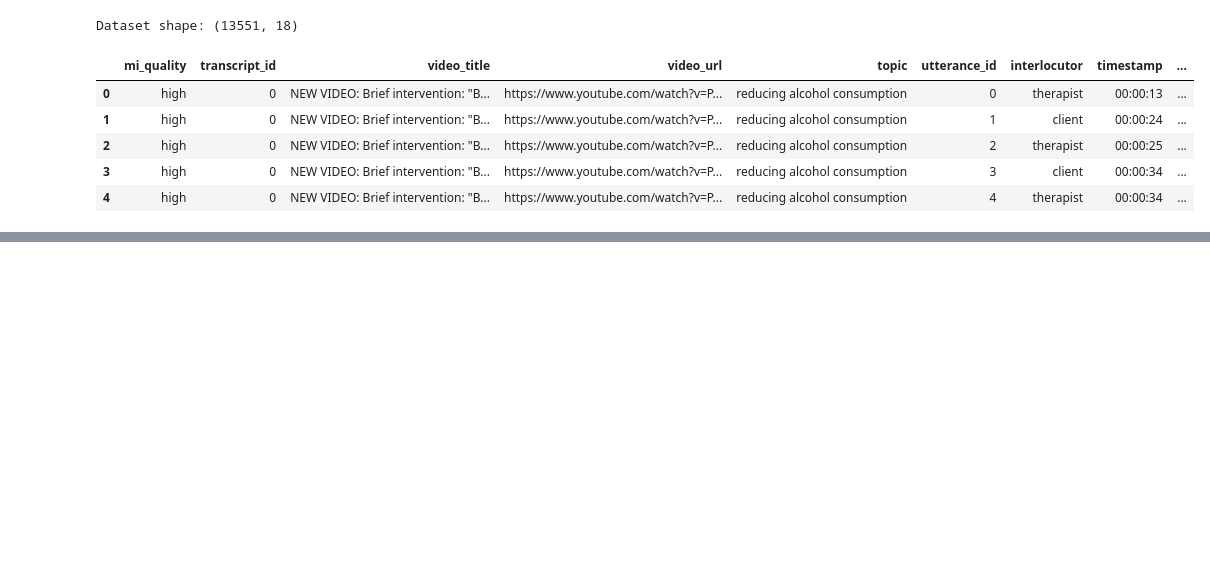
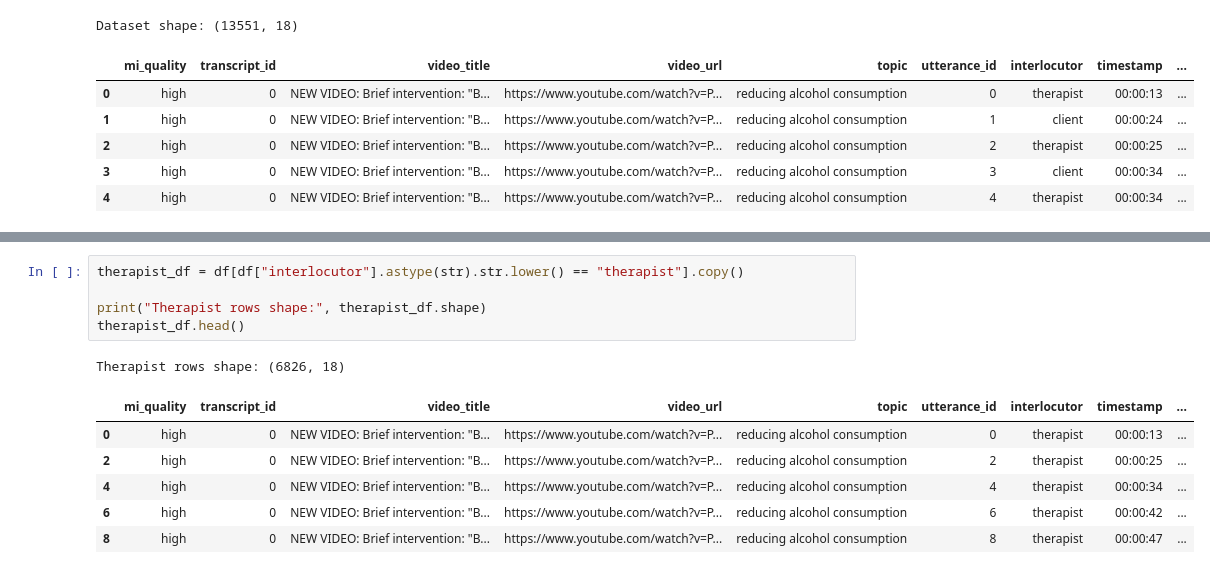
Before and after one commit to mthudangn/conversational-psychotherapy-fidelity, a Jupyter notebook: notebooks/thesis_pipeline.ipynb, the cells around one changed output, grey strips where cells are left out. Saved outputs shown, nothing was run; the diff lists cells and outputs as text; blank space fills up the shorter version.

```diff
--- a/notebooks/thesis_pipeline.ipynb
+++ b/notebooks/thesis_pipeline.ipynb
@@ -29,0 +114,13 @@ Dataset shape: (13551, 18)
+# %%
+therapist_df = df[df["interlocutor"].astype(str).str.lower() == "therapist"].copy()
+
+print("Therapist rows shape:", therapist_df.shape)
+therapist_df.head()
+# %% [output]
+Therapist rows shape: (6826, 18)
+|  | mi_quality | transcript_id | video_title | video_url | topic | utterance_id | interlocutor | timestamp | ... |
+| 0 | high | 0 | NEW VIDEO: Brief intervention: "B... | https://www.youtube.com/watch?v=P... | reducing alcohol consumption | 0 | therapist | 00:00:13 | ... |
+| 2 | high | 0 | NEW VIDEO: Brief intervention: "B... | https://www.youtube.com/watch?v=P... | reducing alcohol consumption | 2 | therapist | 00:00:25 | ... |
+| 4 | high | 0 | NEW VIDEO: Brief intervention: "B... | https://www.youtube.com/watch?v=P... | reducing alcohol consumption | 4 | therapist | 00:00:34 | ... |
+| 6 | high | 0 | NEW VIDEO: Brief intervention: "B... | https://www.youtube.com/watch?v=P... | reducing alcohol consumption | 6 | therapist | 00:00:42 | ... |
+| 8 | high | 0 | NEW VIDEO: Brief intervention: "B... | https://www.youtube.com/watch?v=P... | reducing alcohol consumption | 8 | therapist | 00:00:47 | ... |
```
Also changed, not shown: parts of 14 cells of this notebook.
